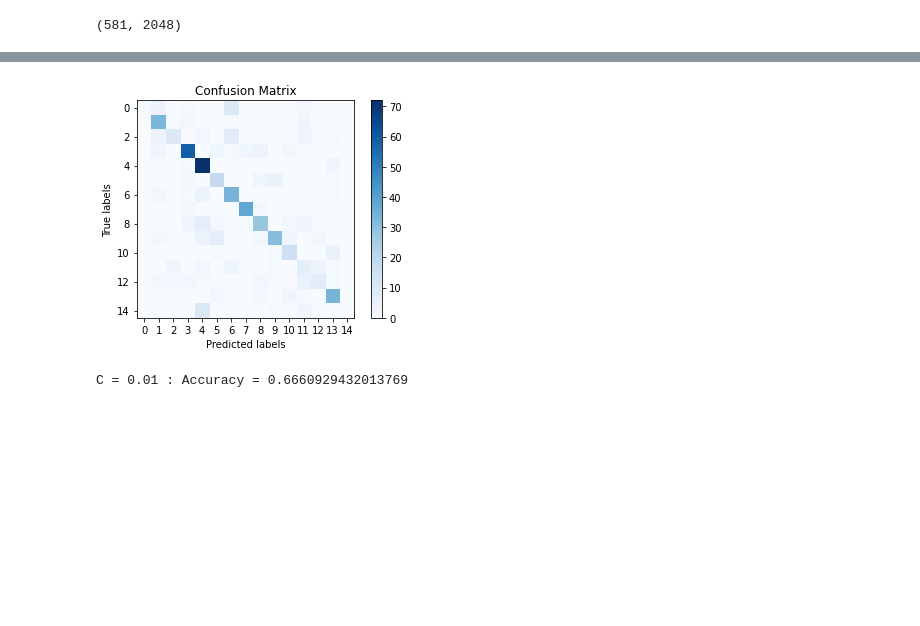
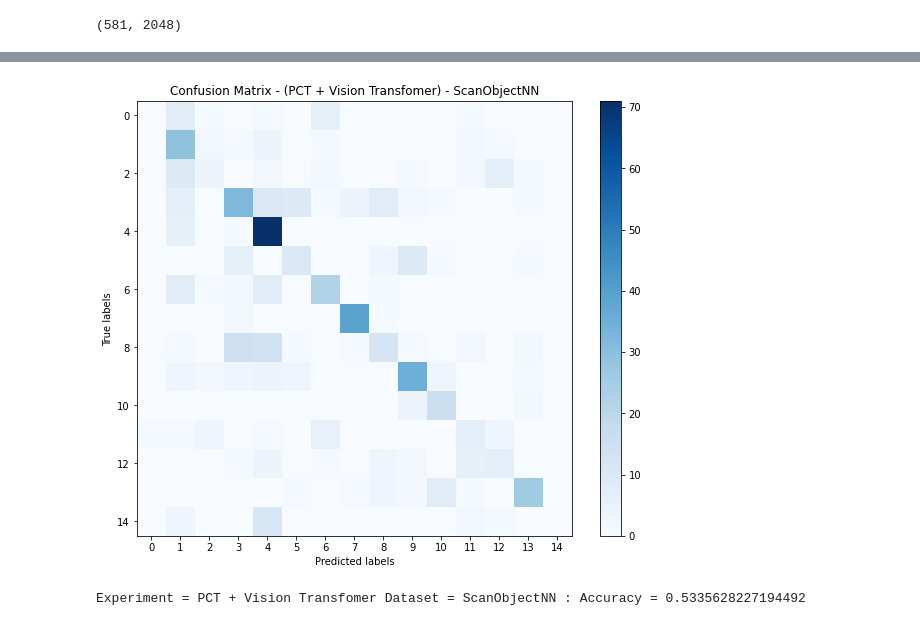
Before and after one commit to manu-kick/CrossPoint_NN_LaSapienza, a Jupyter notebook: eval_ssl.ipynb, the cells around one changed output, grey strips where cells are left out. Saved outputs shown, nothing was run; the diff lists cells and outputs as text; code cells hidden in the pictures; blank space fills up the shorter version.

```diff
--- a/eval_ssl.ipynb
+++ b/eval_ssl.ipynb
@@ -198,4 +409,0 @@ AttributeError: ignored
-# %%
-train_loader = DataLoader(ScanObjectNNSVM(partition='train', num_points=args.num_points), batch_size=2, shuffle=True)
-test_loader = DataLoader(ScanObjectNNSVM(partition='test', num_points=args.num_points), batch_size=2, shuffle=True)
-print('Done !!')
@@ -245,12 +452,18 @@ model = model.eval()
 
 for i, (data, label) in enumerate(test_loader):
     if dataset == "ModelNet40":
-        labels = list(map(lambda x: x[0],label.numpy().tolist()))
+        #labels = list(map(lambda x: x[0],label.numpy().tolist()))
+        labels = list(map(lambda x: [x], label.numpy().tolist()))
     elif dataset == "ScanObjectNN":
         labels = label.numpy().tolist()
     data = data.permute(0, 2, 1).to(device)
     with torch.no_grad():
-        feats = model(data)[2]
+          if args.model_point == 'dgcnn':
+            feats = model(data)[2]
+          elif args.model_point == 'pct':
+            feats = model(data)[3]
+          else:
+            raise ("Not implemented")
     feats = feats.detach().cpu().numpy()
     for feat in feats:
         feats_test.append(feat)
@@ -267,4 +480,7 @@ feats_test.shape
 # %%
 c = 0.01 # Linear SVM parameter C, can be tuned
 model_tl = SVC(C = c, kernel ='linear')
-model_tl.fit(feats_train, labels_train)
+if dataset == 'ModelNet40':
+  model_tl.fit(feats_train, labels_train.reshape(-1,1))
+elif dataset == 'ScanObjectNN':
+  model_tl.fit(feats_train, labels_train)
@@ -275,5 +489,14 @@ SVC(C=0.01, kernel='linear')
 # %%
-mapping = {0: "bag", 1: "bin", 2: "box", 3: "cabinet", 4: "chair", 5: "desk", 6: "display", 7: "door", 8: "shelf", 9: "table", 10: "bed", 11: "pillow", 12: "sink", 13: "sofa", 14: "toilet"}
+if dataset == 'ModelNet40':
+  objects = ["airplane", "bathtub", "bed", "bench", "bookshelf", "bottle", "bowl", "car", "chair", "cone", "cup", "curtain", "desk", "door", "dresser", "flower_pot", "glass_box", "guitar", "keyboard", "lamp", "laptop", "mantel", "monitor", "night_stand", "person", "piano", "plant", "radio", "range_hood", "sink", "sofa", "stairs", "stool", "table", "tent", "toilet", "tv_stand", "vase", "wardrobe", "xbox"]
+
+  mapping = {}
+  for i, obj in enumerate(objects):
+      mapping[i] = obj
+
+elif dataset == 'ScanObjectNN':
+  mapping = {0: "bag", 1: "bin", 2: "box", 3: "cabinet", 4: "chair", 5: "desk", 6: "display", 7: "door", 8: "shelf", 9: "table", 10: "bed", 11: "pillow", 12: "sink", 13: "sofa", 14: "toilet"}
+
 classes_labels = [mapping[i] for i in np.unique(labels_train)]
 # %%
 print(classes_labels)
@@ -282,23 +505,26 @@ print(classes_labels)
 # %%
-import numpy as np
-import matplotlib.pyplot as plt
-from sklearn.metrics import confusion_matrix
-
 # Compute the confusion matrix
 y_pred = model_tl.predict(feats_test)
-cm = confusion_matrix(labels_test, y_pred)
+if dataset == 'ModelNet40':
+  cm = confusion_matrix(labels_test.reshape(-1,1), y_pred)
+elif dataset == 'ScanObjectNN':
+  cm = confusion_matrix(labels_test, y_pred)
 
 # Plot the confusion matrix
+plt.figure(figsize=(10, 8))
 plt.imshow(cm, cmap=plt.cm.Blues)
 plt.colorbar()
 plt.xlabel("Predicted labels")
 plt.ylabel("True labels")
-plt.title("Confusion Matrix")
+plt.title("Confusion Matrix - (" + exp_name + ') - ' + dataset)
 plt.xticks(np.arange(len(classes_labels)))
 plt.show()
 # %% [output]
-[figure, old version]
+[figure, new version]
 # %%
-print(f"C = {c} : Accuracy = {model_tl.score(feats_test, labels_test)}")
+if dataset == 'ModelNet40':
+  print(f"Experiment = {exp_name} Dataset = {dataset} : Accuracy = {model_tl.score(feats_test, labels_test.reshape(-1,1))}")
+elif dataset == 'ScanObjectNN':
+  print(f"Experiment = {exp_name} Dataset = {dataset} : Accuracy = {model_tl.score(feats_test, labels_test)}")
 # %% [output]
-C = 0.01 : Accuracy = 0.6660929432013769
+Experiment = PCT + Vision Transfomer Dataset = ScanObjectNN : Accuracy = 0.5335628227194492
```
Also changed, not shown: parts of 25 cells of this notebook, 9 other files.
